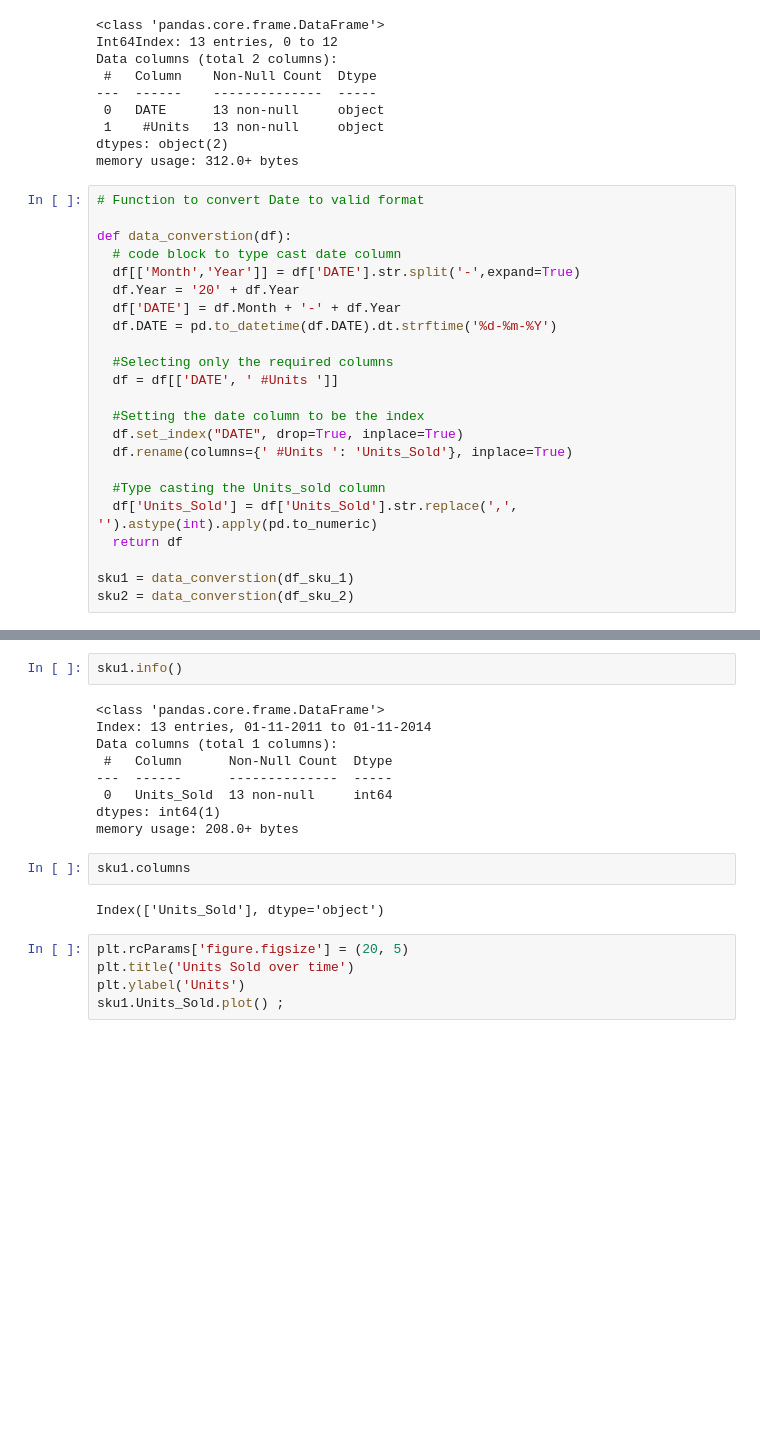
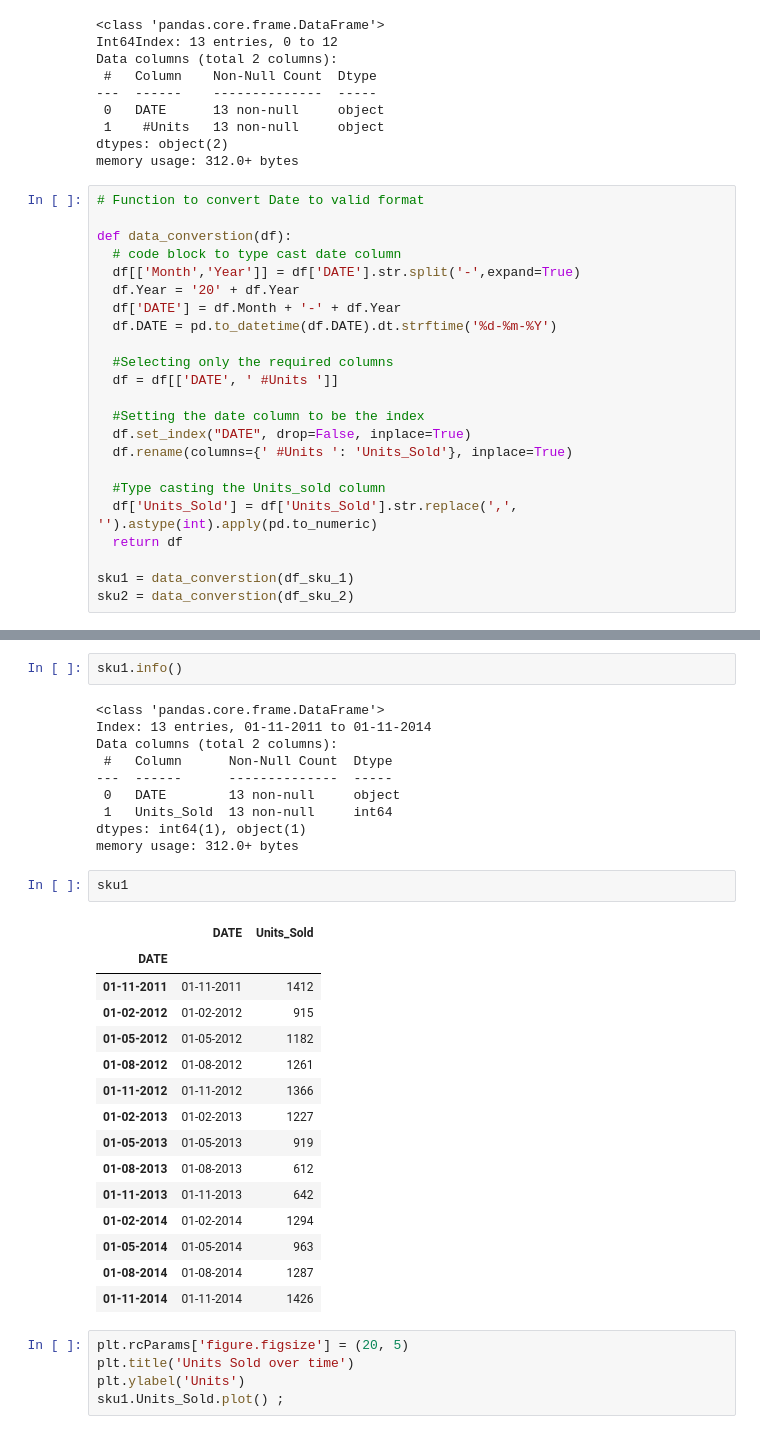
Before and after one commit to hargurjeet/hpe, a Jupyter notebook: Problem1_Time_series.ipynb, the cells around one changed output, grey strips where cells are left out. Drawn from its saved outputs; the diff is of its cells as text; blank space fills up the shorter version.

```diff
--- a/Problem1_Time_series.ipynb
+++ b/Problem1_Time_series.ipynb
@@ -76,7 +96,7 @@ def data_converstion(df):
   df = df[['DATE', ' #Units ']]
 
   #Setting the date column to be the index
-  df.set_index("DATE", drop=True, inplace=True)
+  df.set_index("DATE", drop=False, inplace=True)
   df.rename(columns={' #Units ': 'Units_Sold'}, inplace=True)
 
   #Type casting the Units_sold column
@@ -99,16 +121,31 @@ sku1.info()
 # %% [output]
 <class 'pandas.core.frame.DataFrame'>
 Index: 13 entries, 01-11-2011 to 01-11-2014
-Data columns (total 1 columns):
+Data columns (total 2 columns):
  #   Column      Non-Null Count  Dtype
 ---  ------      --------------  -----
- 0   Units_Sold  13 non-null     int64
-dtypes: int64(1)
-memory usage: 208.0+ bytes
+ 0   DATE        13 non-null     object
+ 1   Units_Sold  13 non-null     int64
+dtypes: int64(1), object(1)
+memory usage: 312.0+ bytes
 # %%
-sku1.columns
+sku1
 # %% [output]
-Index(['Units_Sold'], dtype='object')
+|  | DATE | Units_Sold |
+| DATE |  |  |
+| 01-11-2011 | 01-11-2011 | 1412 |
+| 01-02-2012 | 01-02-2012 | 915 |
+| 01-05-2012 | 01-05-2012 | 1182 |
+| 01-08-2012 | 01-08-2012 | 1261 |
+| 01-11-2012 | 01-11-2012 | 1366 |
+| 01-02-2013 | 01-02-2013 | 1227 |
+| 01-05-2013 | 01-05-2013 | 919 |
+| 01-08-2013 | 01-08-2013 | 612 |
+| 01-11-2013 | 01-11-2013 | 642 |
+| 01-02-2014 | 01-02-2014 | 1294 |
+| 01-05-2014 | 01-05-2014 | 963 |
+| 01-08-2014 | 01-08-2014 | 1287 |
+| 01-11-2014 | 01-11-2014 | 1426 |
 # %%
 plt.rcParams['figure.figsize'] = (20, 5)
 plt.title('Units Sold over time')
```
Also changed, not shown: parts of 23 cells of this notebook.
